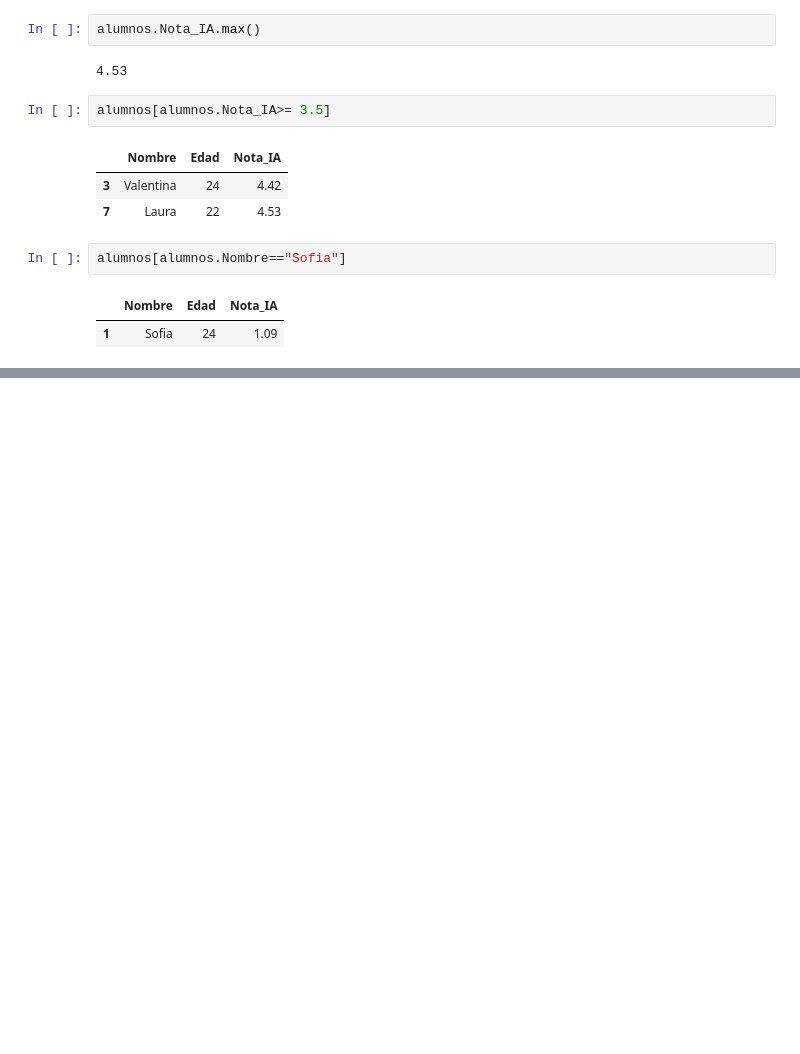
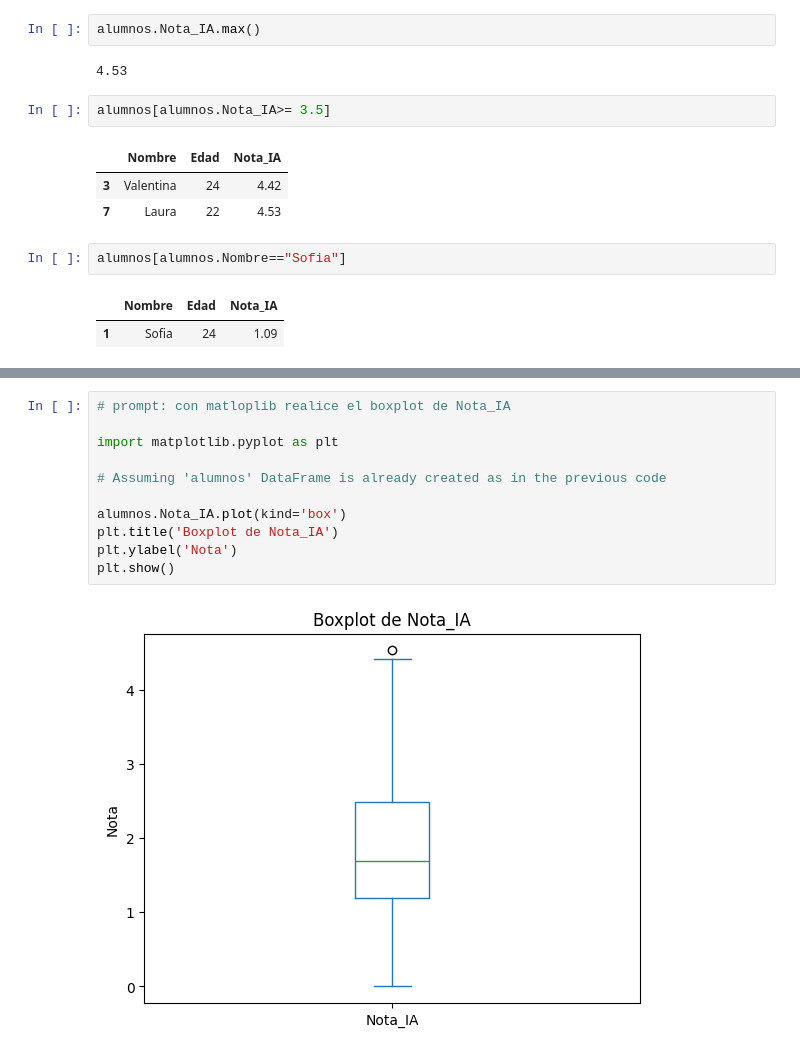
Before and after one commit to MiguelVargaszzz/ClaseInteligenciaArtificial, a Jupyter notebook: EDA_Apuntes_de_Clase.ipynb, the cells around one changed output, grey strips where cells are left out. Cells and saved outputs as stored; diff of their text form; blank space fills up the shorter version.

```diff
--- a/EDA_Apuntes_de_Clase.ipynb
+++ b/EDA_Apuntes_de_Clase.ipynb
@@ -180,0 +193,13 @@ alumnos[alumnos.Nombre=="Sofia"]
+# %%
+# prompt: con matloplib realice el boxplot de Nota_IA
+
+import matplotlib.pyplot as plt
+
+# Assuming 'alumnos' DataFrame is already created as in the previous code
+
+alumnos.Nota_IA.plot(kind='box')
+plt.title('Boxplot de Nota_IA')
+plt.ylabel('Nota')
+plt.show()
+# %% [output]
+[figure, added]
```
Also changed, not shown: parts of 4 cells of this notebook.
